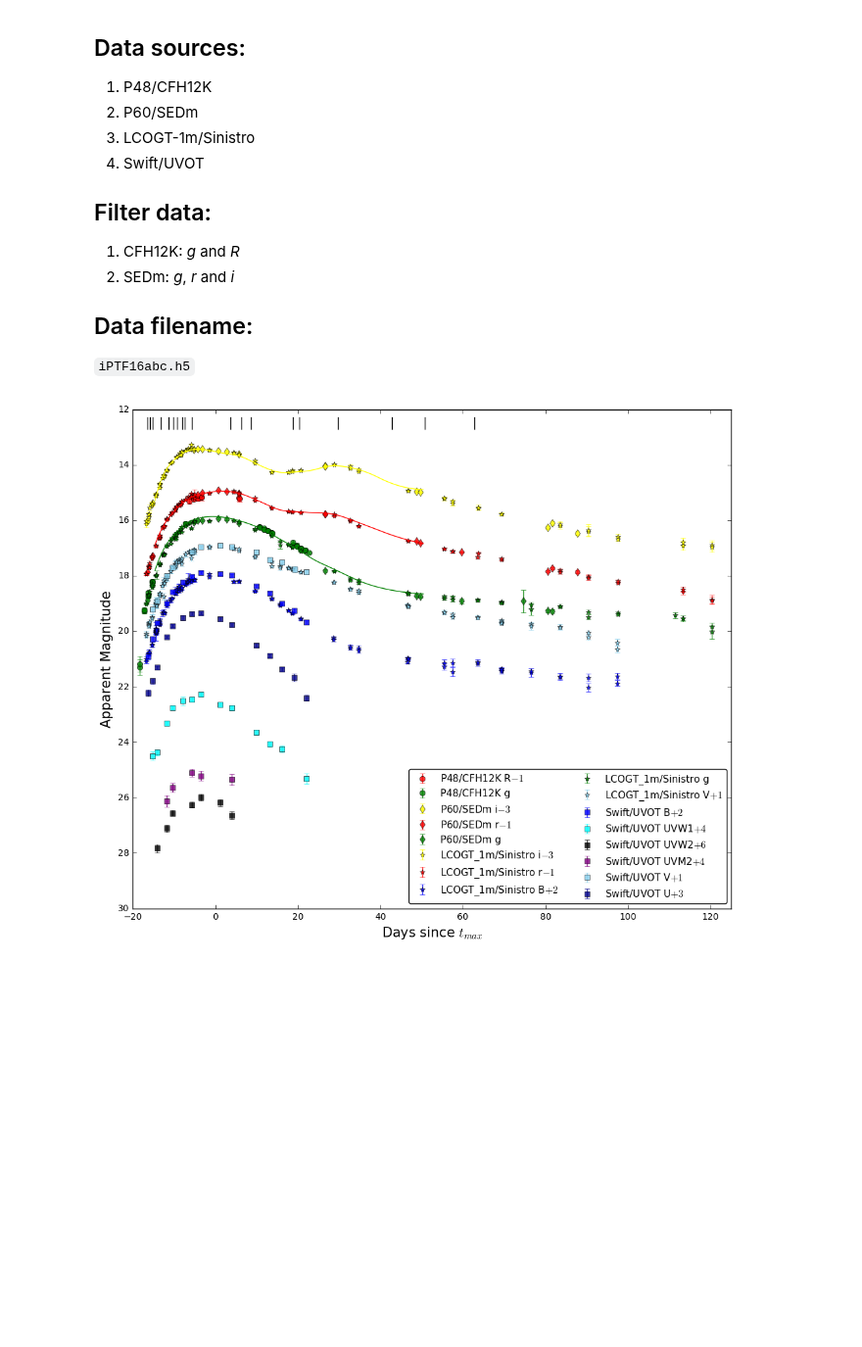
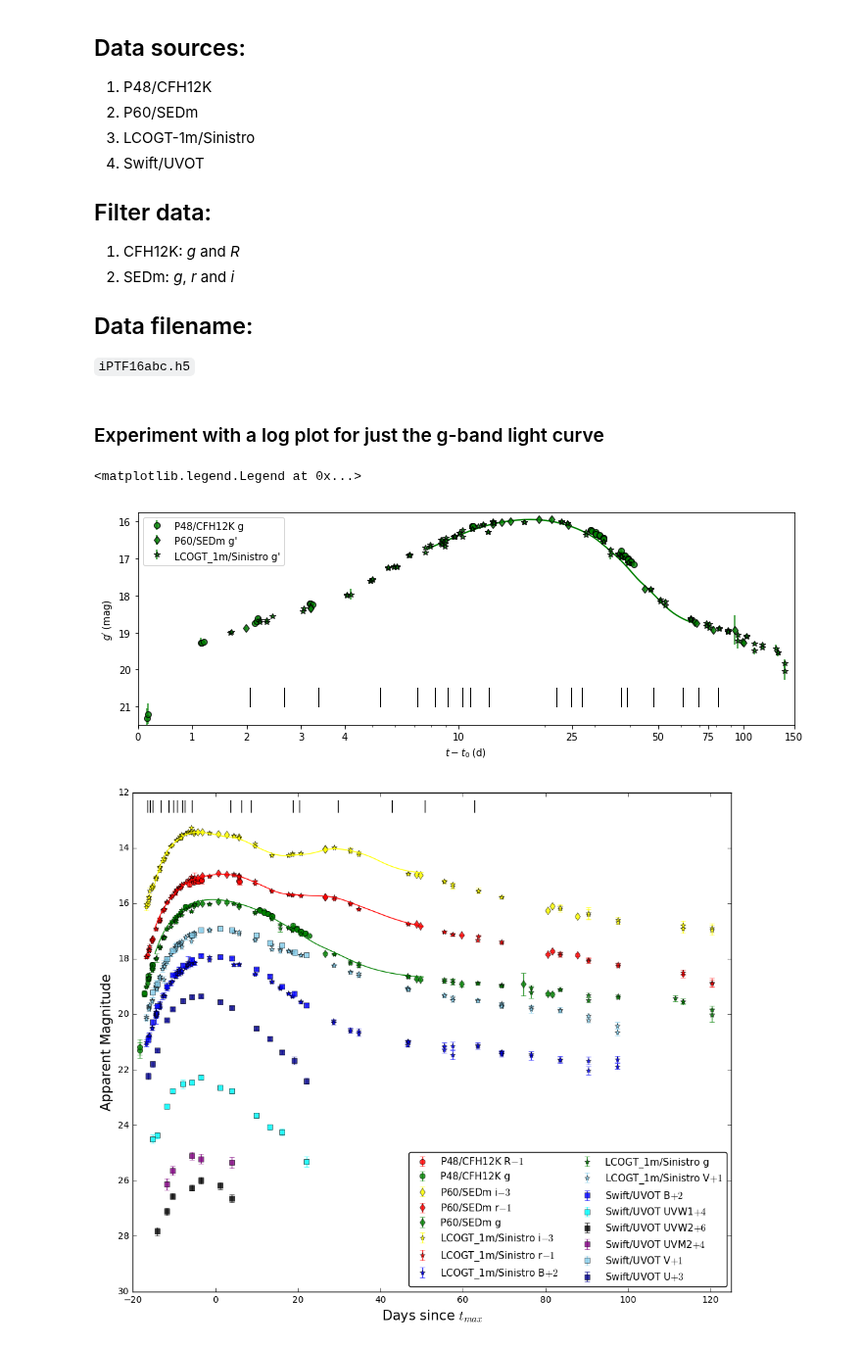
Before and after one commit to ycao-cit/iPTF16abc, a Jupyter notebook: data/PresentData.ipynb, the cells around one changed output. Shown at 98% size. Saved outputs shown, nothing was run; the diff lists cells and outputs as text; code cells hidden in the pictures; blank space fills up the shorter version.

Commit message:
Update g-band light curve plot to emphase early rise of 16abc.

```diff
--- a/data/PresentData.ipynb
+++ b/data/PresentData.ipynb
@@ -57,8 +57,8 @@ spec_epochs = [t.attrs.OBS_DATE for t in h5file.root.spectroscopy]
 
 h5file.close()
 # %%
-T_MAX = 57499.65
-
+T_MAX = 57499.537694
+T_fl = 57481.2
 colors = {"UVW2": "black",
           "UVM2": "Purple",
           "UVW1": "Cyan",
@@ -123,3 +123,49 @@ model.set(c=-0.335264)
+# %% [markdown]
+### Experiment with a log plot for just the g-band light curve
+# %%
+g_filt_dict = {"P48/CFH12K": "g", "P60/SEDm": "g'", "LCOGT_1m/Sinistro": "g'"}
+
+fig = plt.figure(figsize=(12, 4))
+ax = fig.add_subplot(111)
+for tel_inst in lc:
+    if 'g' in lc[tel_inst].keys():
+        tel = tel_inst.split("/")[0]
+        inst = tel_inst.split("/")[1]
+        curve = lc[tel_inst]['g']
+        ax.errorbar(curve["time"] - T_fl ,
+                    curve["mag"] + offsets['g'],
+                    yerr=curve["mag_err"],
+                    marker=markers[tel],
+                    color=colors['g'],
+                    linestyle='none',
+                    mec = 'k',
+                    alpha=0.8,
+                    label="%s %s" % (tel_inst, g_filt_dict[tel_inst]))
+
+t = np.linspace(57489, 57550, 300)
+ax.plot(t - T_fl,
+        model.bandmag("P60_g", "ab", t) + offsets["g"],
+        linestyle='-',
+        color=colors["g"])
+
+for epoch in spec_epochs:
+    t = epoch - T_fl
+    plt.plot([t, t], [20.5, 21], color='k', linewidth=1)
+
+
+
+
+ax.set_xlim(0,150)
+ax.set_xscale("symlog", linthreshx=3.5, linscalex = 0.6, subsx = [2,3,4,5,6,7,8,9])
+ax.set_ylim(21.5, 15.75)
+ax.set_xticks([0, 1, 2, 3, 4, 10, 25, 50, 75, 100, 150])
+ax.set_xticklabels([0, 1, 2, 3, 4, 10, 25, 50, 75, 100, 150])
+ax.set_xlabel(r"$t - t_0 \; (\mathrm{d})$")
+ax.set_ylabel(r"$g' \; (\mathrm{mag})$")
+ax.legend(loc=2)
+# %% [output]
+<matplotlib.legend.Legend at 0x...>
+[figure, added]
 # %%
 fig = plt.figure(figsize=(12, 10))
 ax = fig.add_subplot(111)
```
Also changed, not shown: parts of 1 cell of this notebook.
